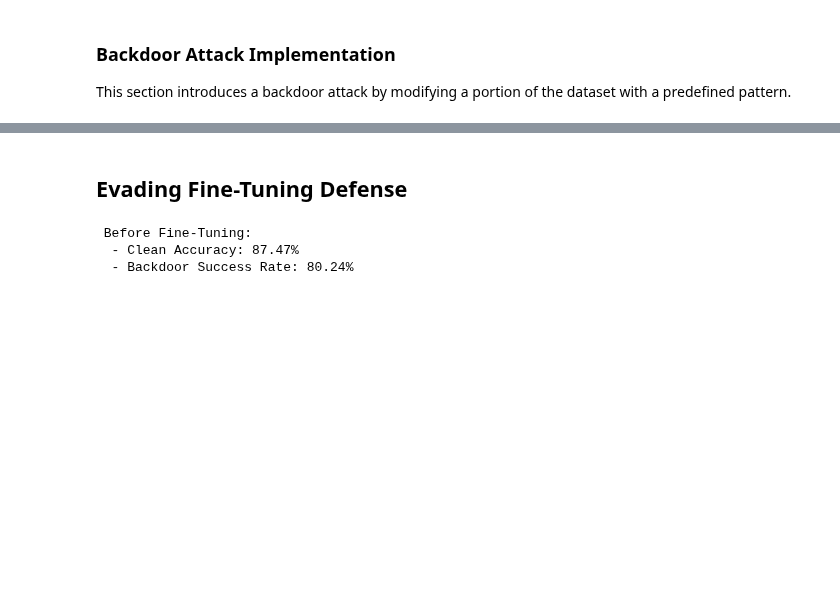
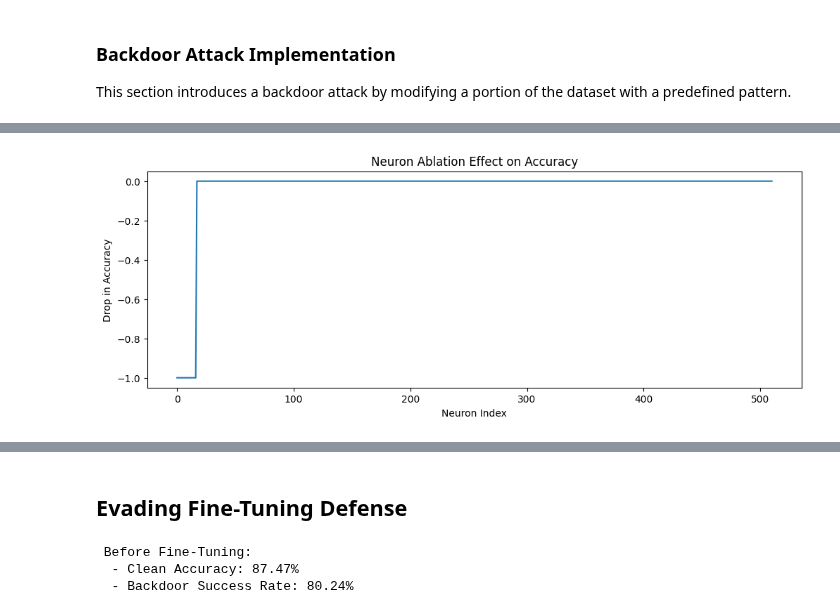
Before and after one commit to oumnia-boudersa/Handcrafted-Backdoors-in-Deep-Neural-Networks-Implementation, a Jupyter notebook: handcrafted_backdoor_attack_cnn.ipynb, the cells around one changed output, grey strips where cells are left out. Saved outputs shown, nothing was run; the diff lists cells and outputs as text; code cells hidden in the pictures; blank space fills up the shorter version.

```diff
--- a/handcrafted_backdoor_attack_cnn.ipynb
+++ b/handcrafted_backdoor_attack_cnn.ipynb
@@ -228,0 +390,15 @@ plt.show()
+# %%
+import pandas as pd
+import matplotlib.pyplot as plt
+
+df = pd.read_csv("profile/activations/cifar10/ResNet18/base/neuron_ablations.checkerboard.csv")
+df.columns = ['Layer', 'Neuron', 'DropInAcc', 'Before', 'After']
+
+plt.figure(figsize=(12, 4))
+plt.plot(df['DropInAcc'])
+plt.title("Neuron Ablation Effect on Accuracy")
+plt.xlabel("Neuron Index")
+plt.ylabel("Drop in Accuracy")
+plt.show()
+# %% [output]
+[figure, added]
```
Also changed, not shown: parts of 28 cells of this notebook.
